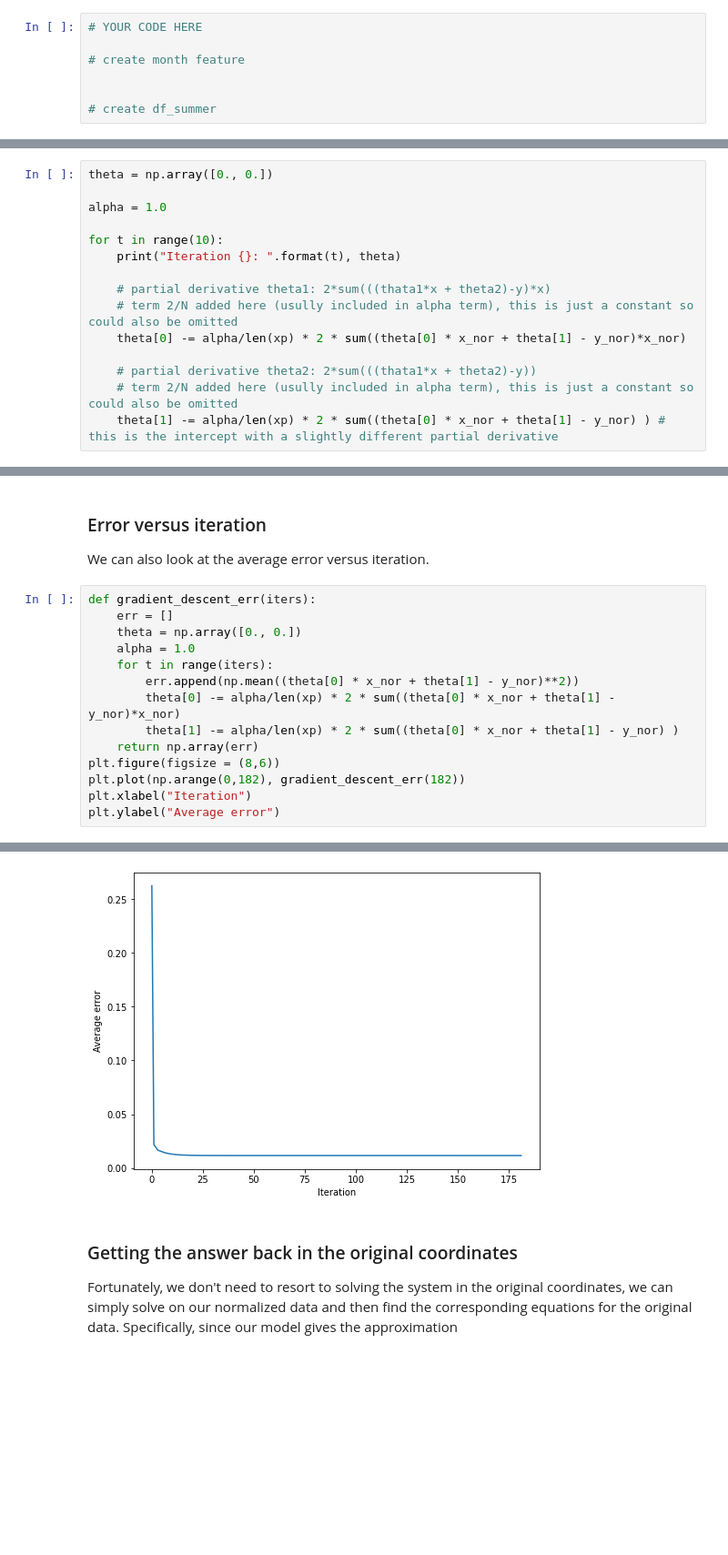
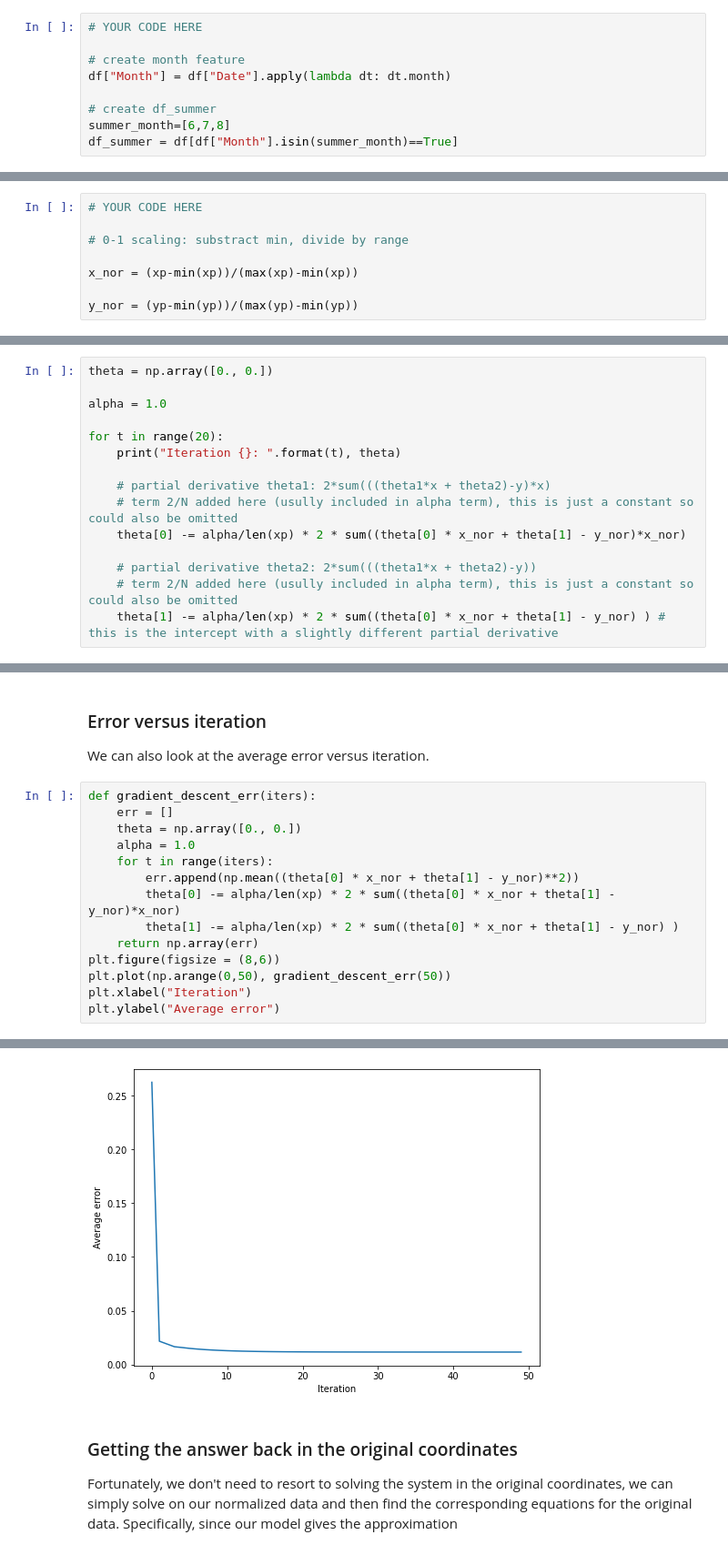
Before and after one commit to IS3UniCologne/DSML_2021, a Jupyter notebook: 03_Workshops/DSML_WS_07_MLIntro/DSML_WS_07_MLIntro.ipynb, the cells around one changed output, grey strips where cells are left out. Shown: that part at 91% size. Cells and saved outputs as stored; diff of their text form; blank space fills up the shorter version.

```diff
--- a/03_Workshops/DSML_WS_07_MLIntro/DSML_WS_07_MLIntro.ipynb
+++ b/03_Workshops/DSML_WS_07_MLIntro/DSML_WS_07_MLIntro.ipynb
@@ -91,6 +91,8 @@ plt.show()
 # YOUR CODE HERE
 
 # create month feature
-
+df["Month"] = df["Date"].apply(lambda dt: dt.month)
 
 # create df_summer
+summer_month=[6,7,8]
+df_summer = df[df["Month"].isin(summer_month)==True]
@@ -183,2 +187,10 @@ and similarly for $\tilde{y}^{(i)}$.
+# %%
+# YOUR CODE HERE
+
+# 0-1 scaling: substract min, divide by range
+
+x_nor = (xp-min(xp))/(max(xp)-min(xp))
+
+y_nor = (yp-min(yp))/(max(yp)-min(yp))
 # %%
 # set up plot
@@ -208,14 +224,14 @@ theta = np.array([0., 0.])
 
 alpha = 1.0
 
-for t in range(10):
+for t in range(20):
     print("Iteration {}: ".format(t), theta)
 
-    # partial derivative theta1: 2*sum(((thata1*x + theta2)-y)*x)
+    # partial derivative theta1: 2*sum(((theta1*x + theta2)-y)*x)
     # term 2/N added here (usully included in alpha term), this is just a constant so could also be omitted
     theta[0] -= alpha/len(xp) * 2 * sum((theta[0] * x_nor + theta[1] - y_nor)*x_nor)
 
-    # partial derivative theta2: 2*sum(((thata1*x + theta2)-y))
+    # partial derivative theta2: 2*sum(((theta1*x + theta2)-y))
     # term 2/N added here (usully included in alpha term), this is just a constant so could also be omitted
     theta[1] -= alpha/len(xp) * 2 * sum((theta[0] * x_nor + theta[1] - y_nor) ) # this is the intercept with a slightly different partial derivative
 # %% [output]
@@ -313,20 +339,20 @@ We can also look at the average error versus iteration.
 # %%
 def gradient_descent_err(iters):
     err = []
     theta = np.array([0., 0.])
     alpha = 1.0
     for t in range(iters):
         err.append(np.mean((theta[0] * x_nor + theta[1] - y_nor)**2))
         theta[0] -= alpha/len(xp) * 2 * sum((theta[0] * x_nor + theta[1] - y_nor)*x_nor)
         theta[1] -= alpha/len(xp) * 2 * sum((theta[0] * x_nor + theta[1] - y_nor) )
     return np.array(err)
 plt.figure(figsize = (8,6))
-plt.plot(np.arange(0,182), gradient_descent_err(182))
+plt.plot(np.arange(0,50), gradient_descent_err(50))
 plt.xlabel("Iteration")
 plt.ylabel("Average error")
 # %% [output]
 Text(0, 0.5, 'Average error')
-[figure, old version]
+[figure, new version]
 # %% [markdown]
 ### Getting the answer back in the original coordinates
 
```
Also changed, not shown: parts of 16 cells of this notebook.
